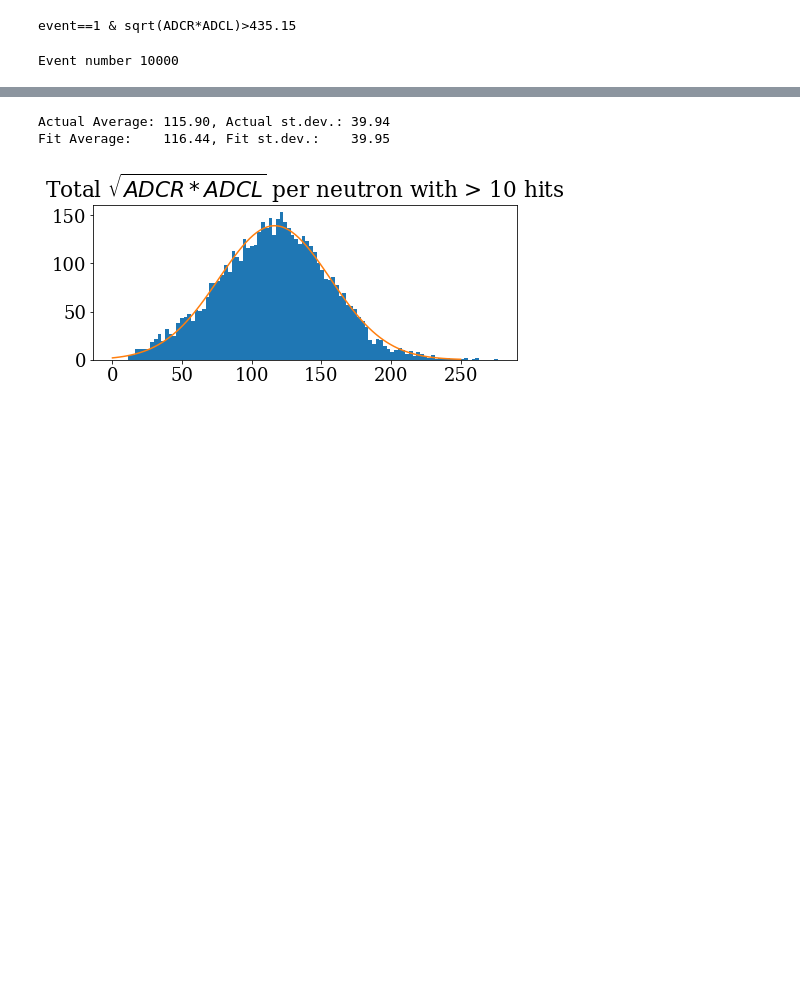
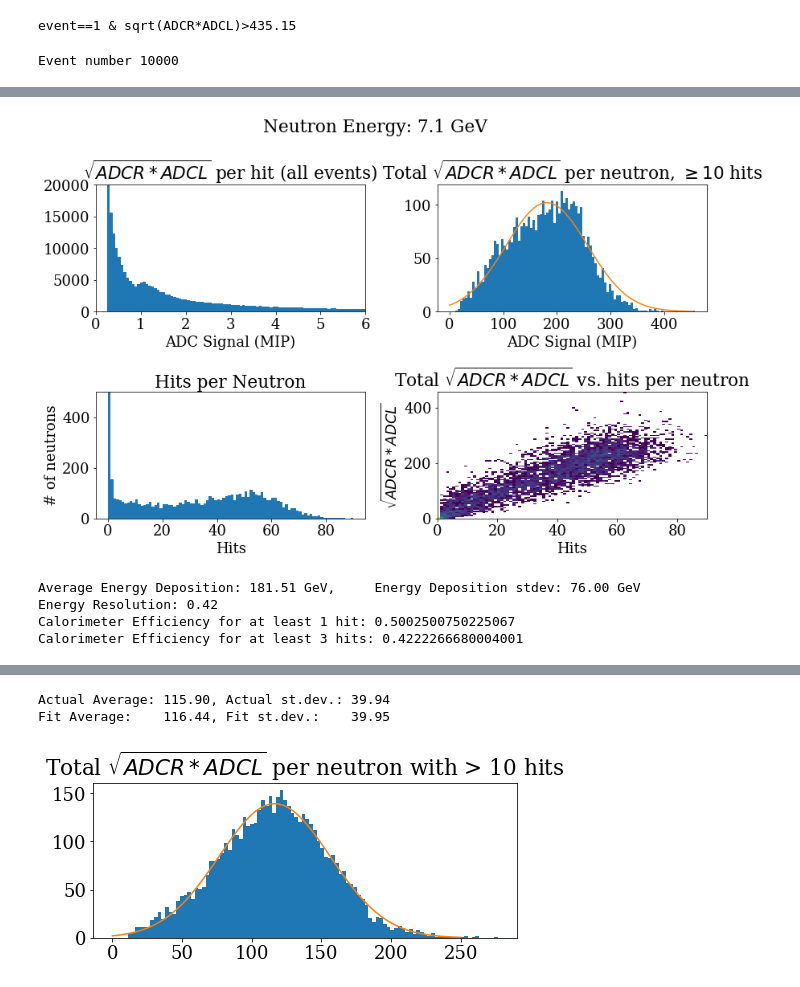
Before and after one commit to peckalec/SiPM-Studies, a Jupyter notebook: fcal_neutron_GEMC.ipynb, the cells around one changed output, grey strips where cells are left out. Saved outputs shown, nothing was run; the diff lists cells and outputs as text; code cells hidden in the pictures; blank space fills up the shorter version.

```diff
--- a/fcal_neutron_GEMC.ipynb
+++ b/fcal_neutron_GEMC.ipynb
@@ -369,0 +475,53 @@ Calorimeter Efficiency for at least 3 hits: 0.4426
+# %%
+fig,ax = plt.subplots(2,2,figsize=(12,8))
+fig.suptitle("Neutron Energy: 7.1 GeV")
+
+#ax[0][0].hist(n_Edeps,100)
+#ax[0][0].set_title("Total Enery deposited per muon")
+#ax[0][0].set_xlabel("Energy (MeV)")
+#ax[0][0].set_ylim(0,170)
+ax[0][0].hist(np.sqrt(df71.query(MIPcut).ADCR*df71.query(MIPcut).ADCL)/MIP,2000)
+ax[0][0].set_xlabel("ADC Signal (MIP)")
+ax[0][0].set_title("$\sqrt{ADCR*ADCL}$ per hit (all events)")
+ax[0][0].set_xlim(0,max(np.sqrt(df71.ADCR*df71.ADCL)/MIP)//20)
+ax[0][0].set_ylim(0,20000)
+
+count,binedges,bars=ax[0][1].hist(df71events.query("hits > 10").ADC/MIP,100)
+ax[0][1].set_title("Total $\sqrt{ADCR*ADCL}$ per neutron, $\\geq10$ hits")
+ax[0][1].set_xlabel("ADC Signal (MIP)")
+#ax[0][1].set_ylim(0,170)
+
+bincenters = binedges[1:]/2+binedges[:-1]/2
+coeff, covar = curve_fit(gaus, bincenters, count,p0=(150,100,30))
+ax[0][1].plot(np.linspace(0,max(bincenters),100),gaus(np.linspace(0,max(bincenters),100),*coeff),label="Gaussian Fit")
+
+ax[1][0].hist(df71events.hits,max(df71events.hits))
+ax[1][0].set_title("Hits per Neutron")
+ax[1][0].set_xlabel("Hits")
+#ax[1][0].set_yscale("log")
+ax[1][0].set_ylabel("# of neutrons")
+#ax[1][0].set_xlim(0,max(df.Edep)//20)
+ax[1][0].set_ylim(0,500)
+
+ax[1][1].hist2d(df71events.hits,df71events.ADC/MIP,bins=[max(df71events.hits),100],cmin=1,norm=mpl.colors.LogNorm())
+ax[1][1].set_title("Total $\sqrt{ADCR*ADCL}$ vs. hits per neutron")
+ax[1][1].set_xlabel("Hits")
+ax[1][1].set_ylabel("$\sqrt{ADCR*ADCL}$")
+
+plt.show()
+
+efficiency1=np.count_nonzero(df71events.hits)/len(df71events.hits)
+geq10hits = 0
+for hits in df71events.hits:
+    if hits > 10: geq10hits +=1
+efficiency10=geq10hits/len(df71events.hits)
+print(f"Average Energy Deposition: {coeff[1]:.2f} GeV,     Energy Deposition stdev: {abs(coeff[2]):.2f} GeV")
+print(f"Energy Resolution: {abs(coeff[2])/coeff[1]:.2f}")
+print(f"Calorimeter Efficiency for at least 1 hit: {efficiency1}")
+print(f"Calorimeter Efficiency for at least 3 hits: {efficiency10}")
+# %% [output]
+[figure, added]
+Average Energy Deposition: 181.51 GeV,     Energy Deposition stdev: 76.00 GeV
+Energy Resolution: 0.42
+Calorimeter Efficiency for at least 1 hit: 0.5002500750225067
+Calorimeter Efficiency for at least 3 hits: 0.4222266680004001
```
Also changed, not shown: parts of 6 cells of this notebook, 2 other files.
